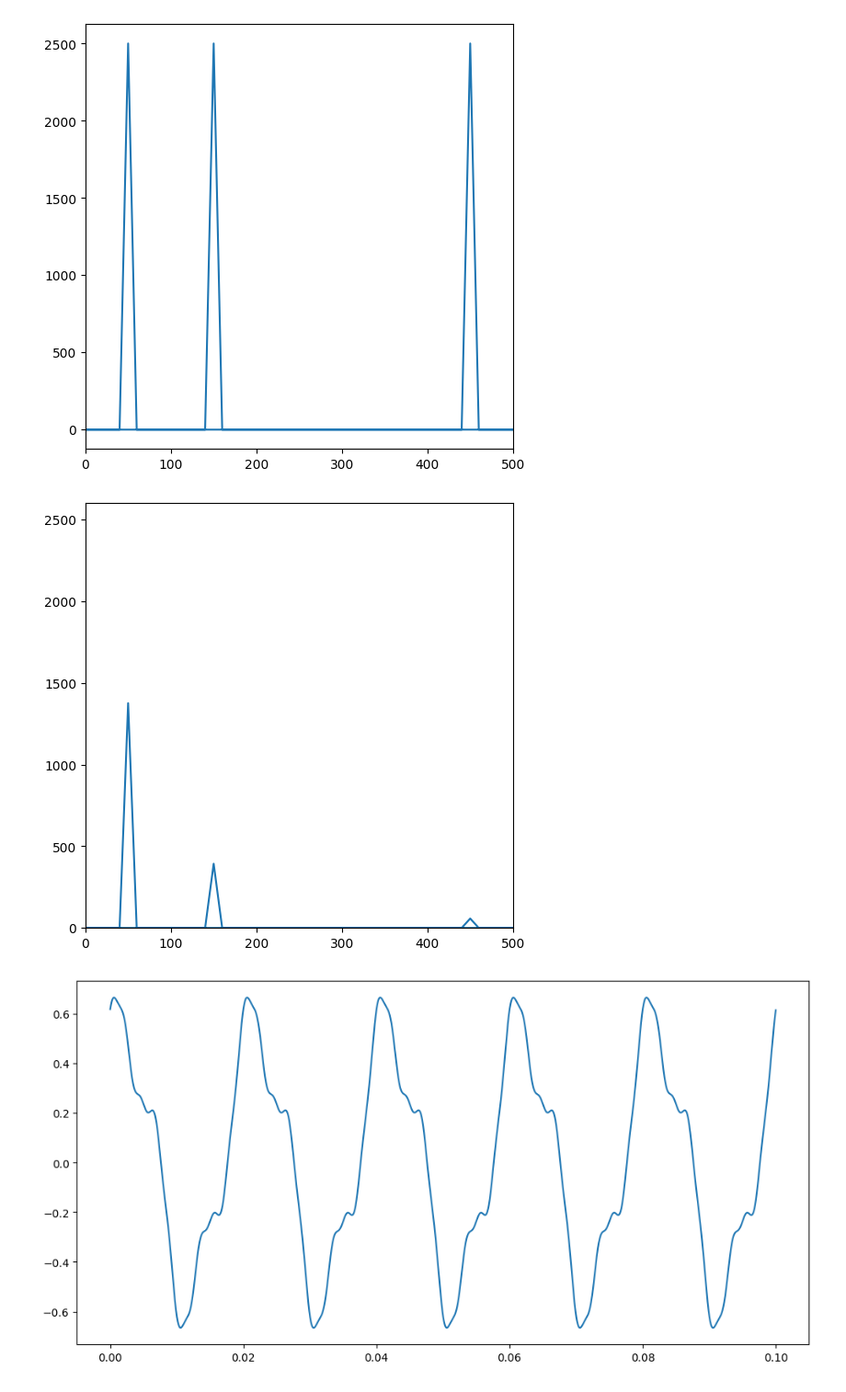
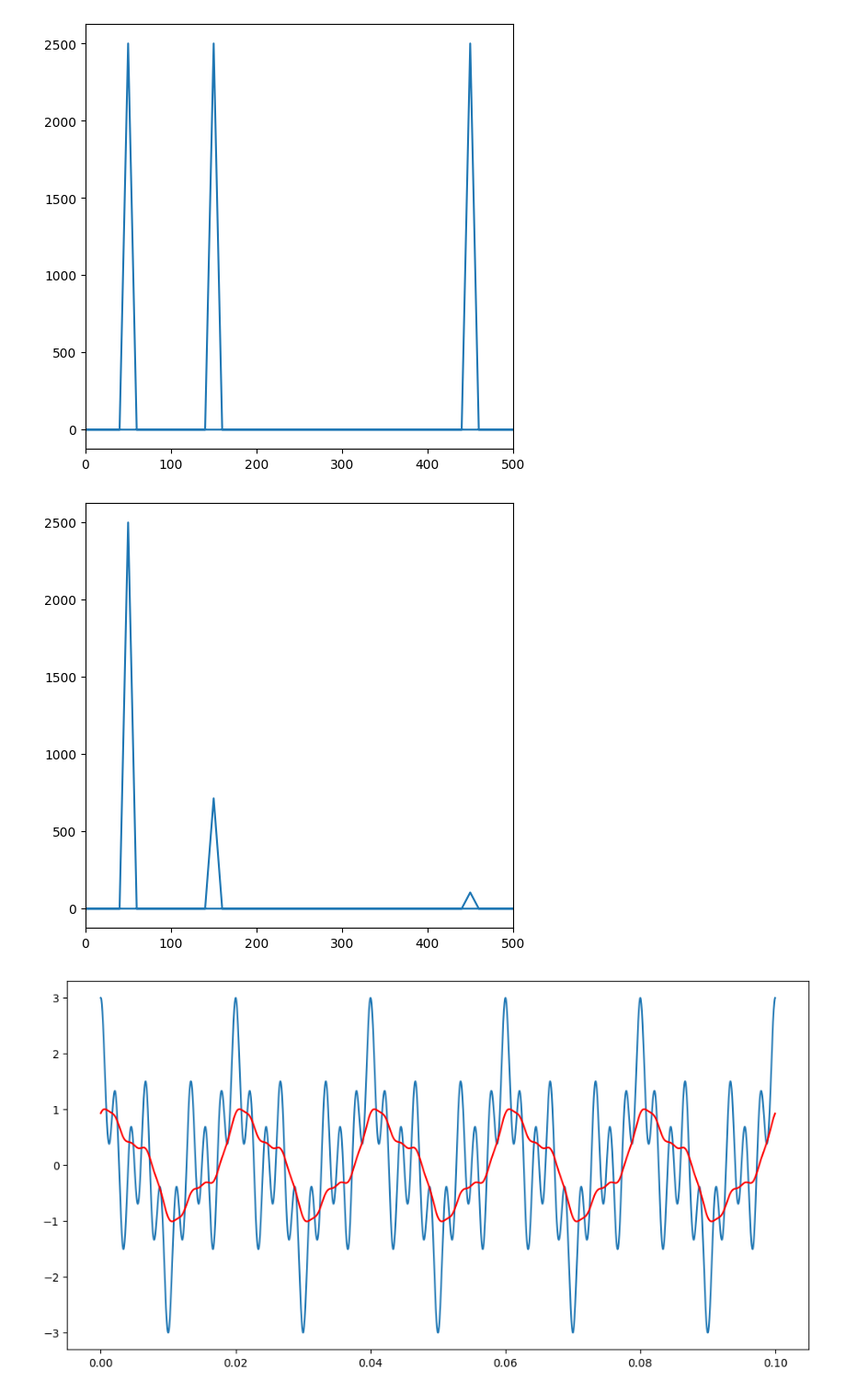
Before and after one commit to pimonov-student/another_digital_signal, a Jupyter notebook: lab_four.ipynb, the cells around one changed output. Shown at 92% size. Saved outputs shown, nothing was run; the diff lists cells and outputs as text; code cells hidden in the pictures.

```diff
--- a/lab_four.ipynb
+++ b/lab_four.ipynb
@@ -33,20 +33,22 @@ plt.show()
 def butter_filter(w):
     return 1 / (w ** 2 + 1j * np.sqrt(2) * w + 1)
 # %%
-low_filtered_y_cos_fft = butter_filter(x_cos_fft / 70) * y_cos_fft
+low_filtered_y_cos_fft_base = butter_filter(x_cos_fft / 70)
+low_filtered_y_cos_fft = low_filtered_y_cos_fft_base * y_cos_fft
+low_filtered_y_cos_fft /= max(low_filtered_y_cos_fft) / max(y_cos_fft)
 
 plt.figure(figsize=(6, 6))
+plt.xlim([0, 500])
 plt.plot(x_cos_fft, np.abs(low_filtered_y_cos_fft))
-plt.ylim([-0.05, 2600])
-plt.xlim([0, 500])
 plt.show()
 # %% [output]
-[figure, old version]
+[figure, new version]
 # %%
-y_cos_from_ifft = np.fft.ifft(low_filtered_y_cos_fft)
+y_cos_from_low = np.fft.ifft(low_filtered_y_cos_fft)
 
 plt.figure(figsize=(12, 6))
-plt.plot(cos_args, y_cos_from_ifft)
+plt.plot(cos_args, y_cos)
+plt.plot(cos_args, y_cos_from_low, 'red')
 plt.show()
 # %% [output]
-[figure, old version]
+[figure, new version]
```
Also changed, not shown: parts of 6 cells of this notebook.
